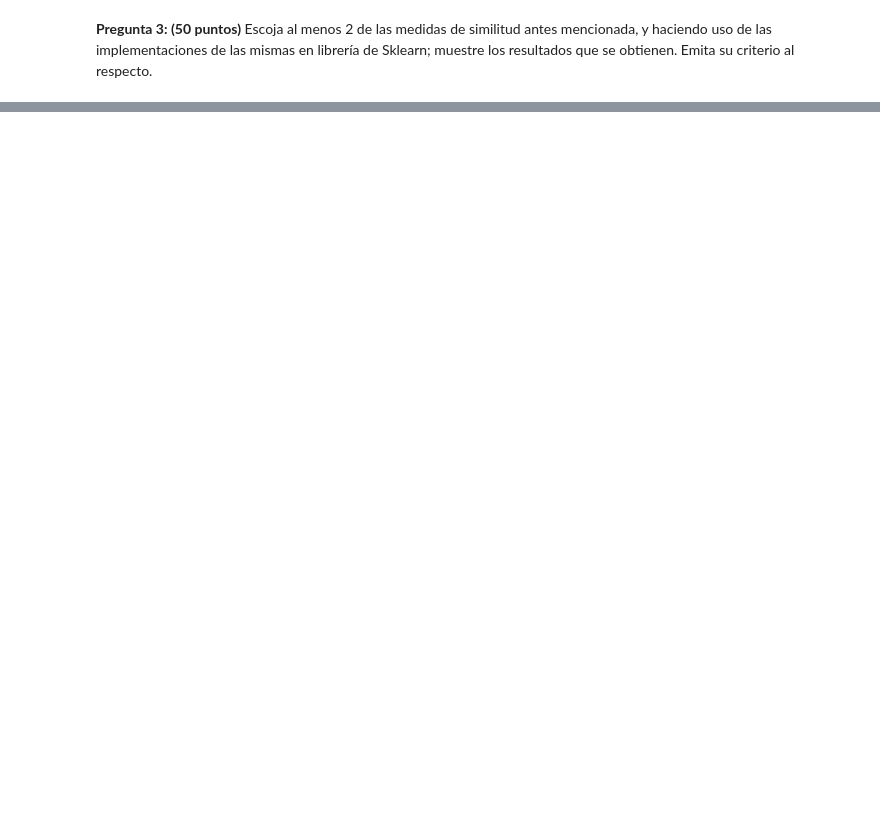
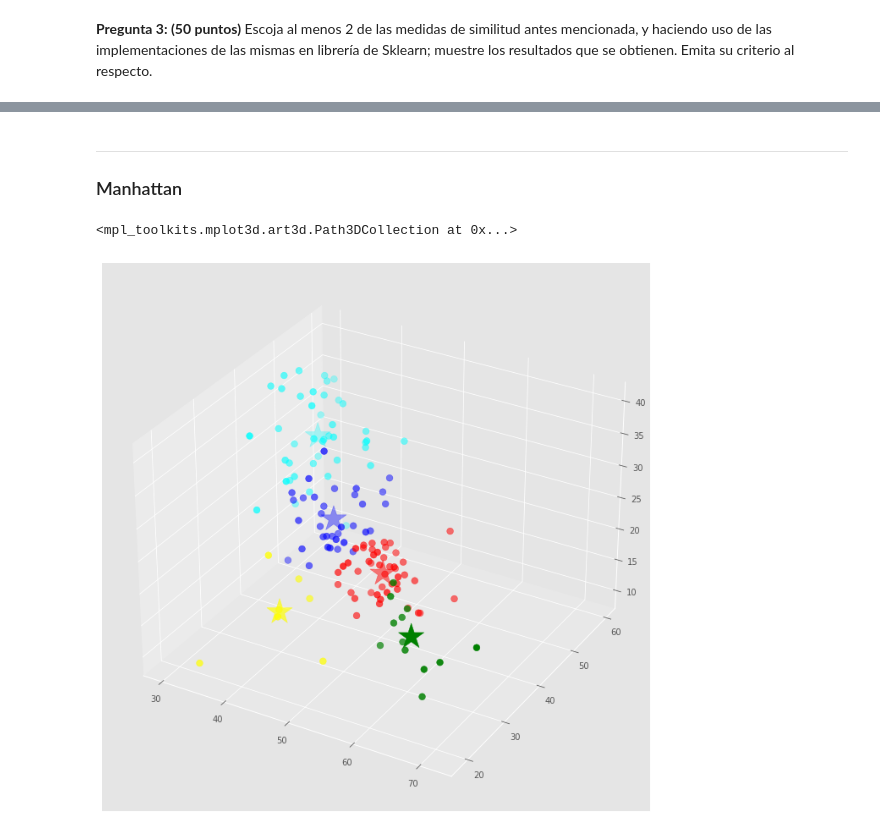
Before and after one commit to danielfrgs/2022_1-RECONOCIMIENTO-PATRONES, a Jupyter notebook: Tareas/Tarea 5/k_means.ipynb, the cells around one changed output, grey strips where cells are left out. Cells and saved outputs as stored; diff of their text form; code cells hidden in the pictures; blank space fills up the shorter version.

```diff
--- a/Tareas/Tarea 5/k_means.ipynb
+++ b/Tareas/Tarea 5/k_means.ipynb
@@ -317,0 +529,20 @@ print(new_labels)
+# %% [markdown]
+----
+### Manhattan
+# %%
+ # distacia manhattan
+l, C = kmeans(X, 5, 'manhattan')
+# %%
+C = np.array(C)
+colores = ['red','green','blue','cyan','yellow']
+asignar = []
+for row in l:
+    asignar.append(colores[row])
+
+fig = plt.figure()
+ax = Axes3D(fig)
+ax.scatter(X[:, 0], X[:, 1], X[:, 2], c=asignar,s=60)
+ax.scatter(C[:, 0], C[:, 1], C[:, 2], marker='*', c=colores, s=1000)
+# %% [output]
+<mpl_toolkits.mplot3d.art3d.Path3DCollection at 0x...>
+[figure, added]
```
Also changed, not shown: parts of 39 cells of this notebook.
